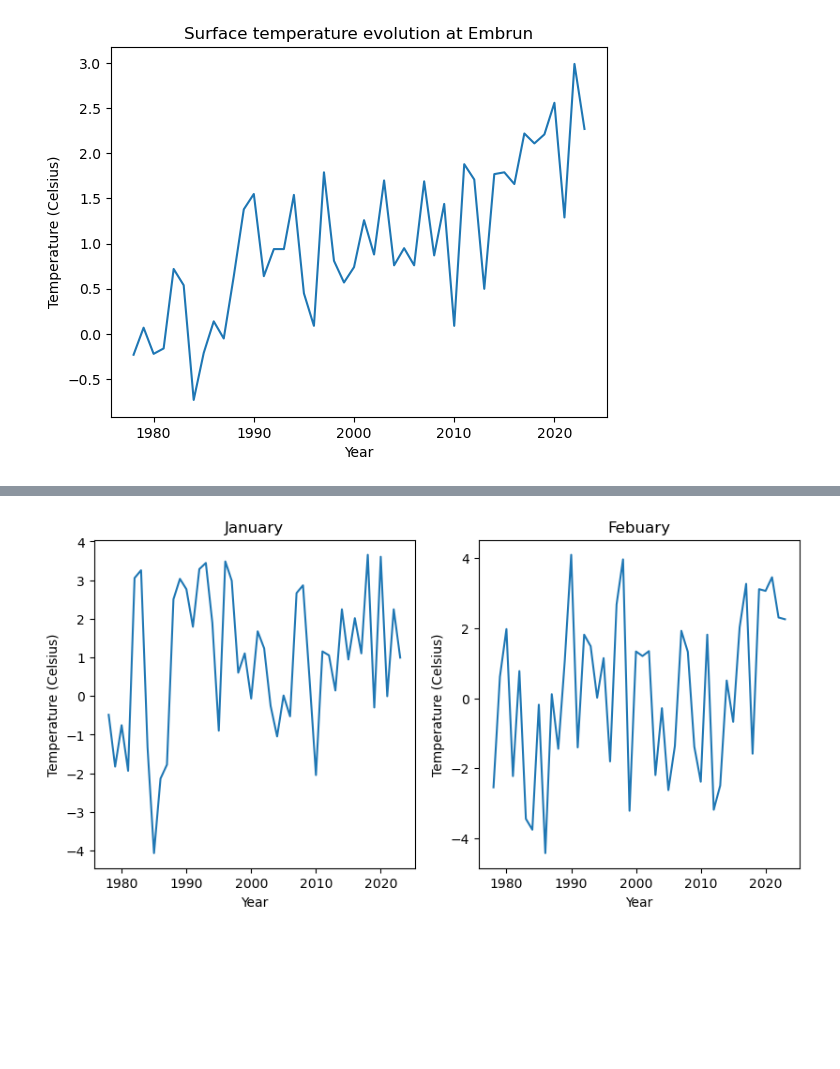
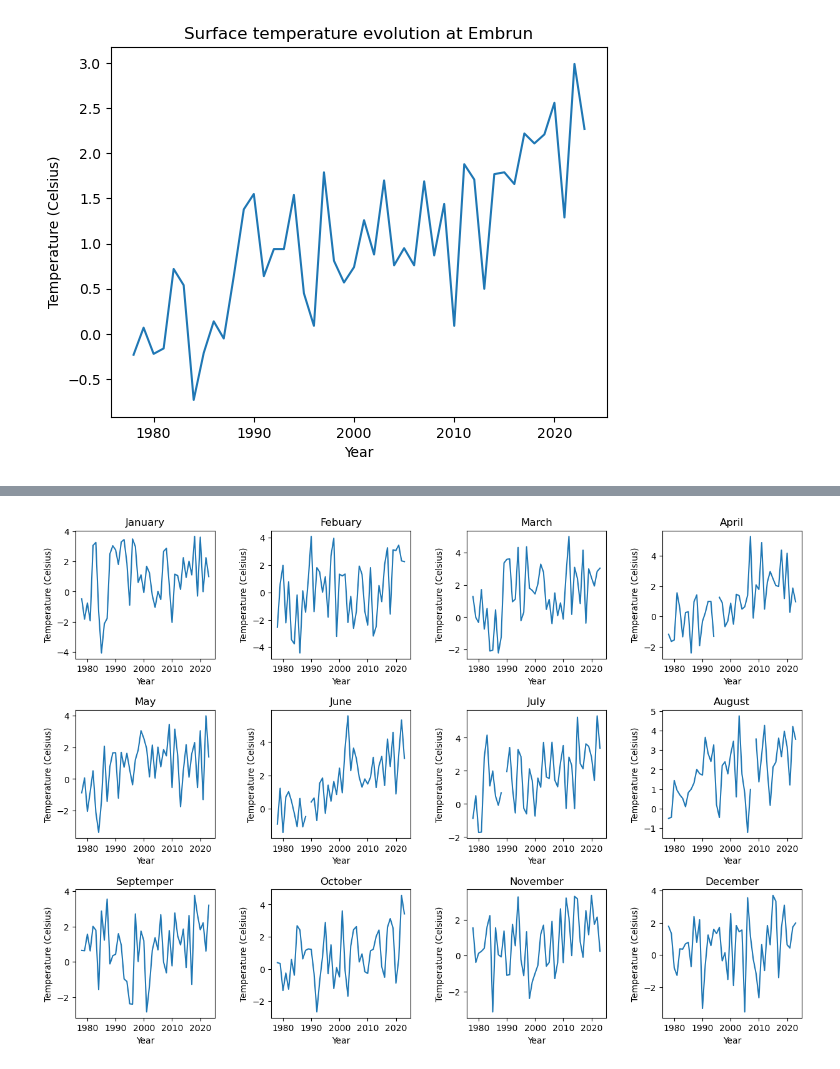
Before and after one commit to katy-030596/ERCA_Group8, a Jupyter notebook: Group8.ipynb, the cells around one changed output, grey strips where cells are left out. Drawn from its saved outputs; the diff is of its cells as text; code cells hidden in the pictures; blank space fills up the shorter version.

```diff
--- a/Group8.ipynb
+++ b/Group8.ipynb
@@ -16,0 +21,3 @@ df = pd.read_csv("data.txt", sep='\\s+', skiprows=2)
+# %%
+arr = np.where(np.isclose(df.values, 999.90), np.nan, df.values)
+df = pd.DataFrame(arr, index=df.index, columns=df.columns)
@@ -43,17 +40,90 @@ df
 # %%
 fig= plt.figure(figsize=(15,10))
+plt.subplots_adjust(bottom=0.1,
+                   wspace=0.4,
+                   hspace=0.4)
 
 TmeanJAN=np.average(df.JAN[:20])
-plt.subplot(231)
+plt.subplot(341)
 plt.plot(df.YEAR[20:],df.JAN[20:]-TmeanJAN)
 plt.xlabel('Year')
 plt.ylabel('Temperature (Celsius)')
 plt.title('January')
 
 TmeanFEB=np.average(df.FEB[:20])
-plt.subplot(232)
+plt.subplot(342)
 plt.plot(df.YEAR[20:],df.FEB[20:]-TmeanFEB)
 plt.xlabel('Year')
 plt.ylabel('Temperature (Celsius)')
 plt.title('Febuary')
+
+TmeanMAR=np.average(df.MAR[:20])
+plt.subplot(343)
+plt.plot(df.YEAR[20:],df.MAR[20:]-TmeanMAR)
+plt.xlabel('Year')
+plt.ylabel('Temperature (Celsius)')
+plt.title('March')
+
+TmeanAPR=np.average(df.APR[:20])
+plt.subplot(344)
+plt.plot(df.YEAR[20:],df.APR[20:]-TmeanAPR)
+plt.xlabel('Year')
+plt.ylabel('Temperature (Celsius)')
+plt.title('April')
+
+TmeanMAY=np.average(df.MAY[:20])
+plt.subplot(345)
+plt.plot(df.YEAR[20:],df.MAY[20:]-TmeanMAY)
+plt.xlabel('Year')
+plt.ylabel('Temperature (Celsius)')
+plt.title('May')
+
+TmeanJUN=np.average(df.JUN[:20])
+plt.subplot(346)
+plt.plot(df.YEAR[20:],df.JUN[20:]-TmeanJUN)
+plt.xlabel('Year')
+plt.ylabel('Temperature (Celsius)')
+plt.title('June')
+
+TmeanJUL=np.average(df.JUL[:20])
+plt.subplot(347)
+plt.plot(df.YEAR[20:],df.JUL[20:]-TmeanJUL)
+plt.xlabel('Year')
+plt.ylabel('Temperature (Celsius)')
+plt.title('July')
+
+TmeanAUG=np.average(df.AUG[:20])
+plt.subplot(348)
+plt.plot(df.YEAR[20:],df.AUG[20:]-TmeanAUG)
+plt.xlabel('Year')
+plt.ylabel('Temperature (Celsius)')
+plt.title('August')
+
+TmeanSEP=np.average(df.SEP[:20])
+plt.subplot(349)
+plt.plot(df.YEAR[20:],df.SEP[20:]-TmeanSEP)
+plt.xlabel('Year')
+plt.ylabel('Temperature (Celsius)')
+plt.title('Septemper')
+
+TmeanOCT=np.average(df.OCT[:20])
+plt.subplot(3,4,10)
+plt.plot(df.YEAR[20:],df.OCT[20:]-TmeanOCT)
+plt.xlabel('Year')
+plt.ylabel('Temperature (Celsius)')
+plt.title('October')
+
+TmeanNOV=np.average(df.NOV[:20])
+plt.subplot(3,4,11)
+plt.plot(df.YEAR[20:],df.NOV[20:]-TmeanNOV)
+plt.xlabel('Year')
+plt.ylabel('Temperature (Celsius)')
+plt.title('November')
+
+TmeanDEC=np.average(df.DEC[:20])
+plt.subplot(3,4,12)
+plt.plot(df.YEAR[20:],df.DEC[20:]-TmeanDEC)
+plt.xlabel('Year')
+plt.ylabel('Temperature (Celsius)')
+plt.title('December')
 # %% [output]
@@ -61 +131 @@ Text(0.5, 1.0, 'Febuary')
-[figure, old version]
+[figure, new version]
```
Also changed, not shown: parts of 7 cells of this notebook.
